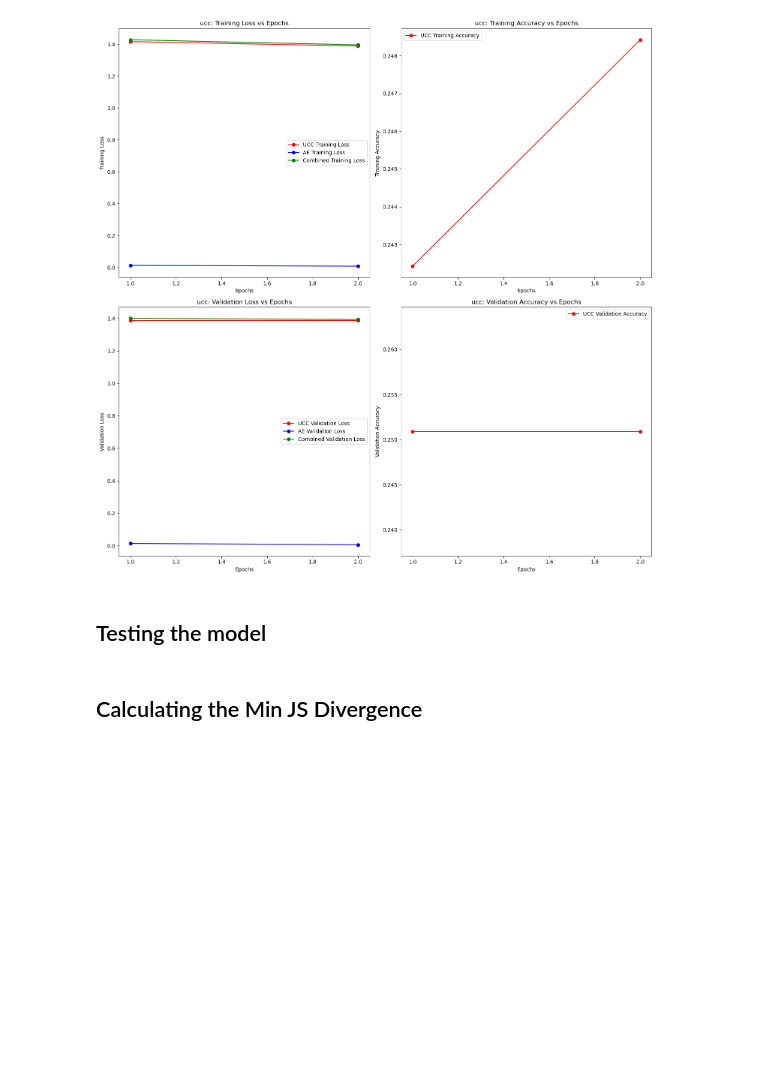
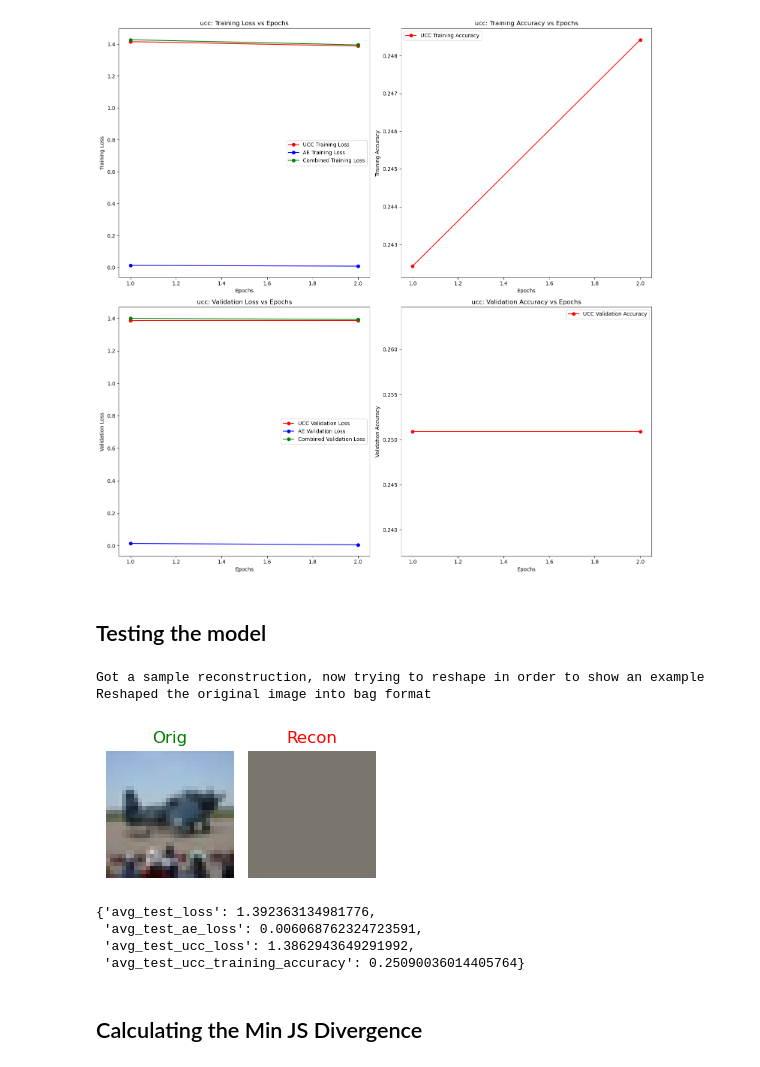
Before and after one commit to ParasharaRamesh/NUS-CS5242-Neural-Networks-and-Deep-Learning, a Jupyter notebook: Assignment 3 (CIFAR Clustering)/My test code/test.ipynb, the cells around one changed output. Cells and saved outputs as stored; diff of their text form; code cells hidden in the pictures; blank space fills up the shorter version.

```diff
--- a/Assignment 3 (CIFAR Clustering)/My test code/test.ipynb
+++ b/Assignment 3 (CIFAR Clustering)/My test code/test.ipynb
@@ -166,3 +164,13 @@ plot_ucc_model_stats(experiment1, exp1_epoch_numbers, exp1_training_ucc_losses,
+# %%
+ucc_trainer.test_model()
+# %% [output]
+Got a sample reconstruction, now trying to reshape in order to show an example
+Reshaped the original image into bag format
+[figure, added]
+{'avg_test_loss': 1.392363134981776,
+ 'avg_test_ae_loss': 0.006068762324723591,
+ 'avg_test_ucc_loss': 1.3862943649291992,
+ 'avg_test_ucc_training_accuracy': 0.25090036014405764}
 # %% [markdown]
 ## Calculating the Min JS Divergence
 # %%
```
Also changed, not shown: parts of 1 cell of this notebook, 1 other file.
